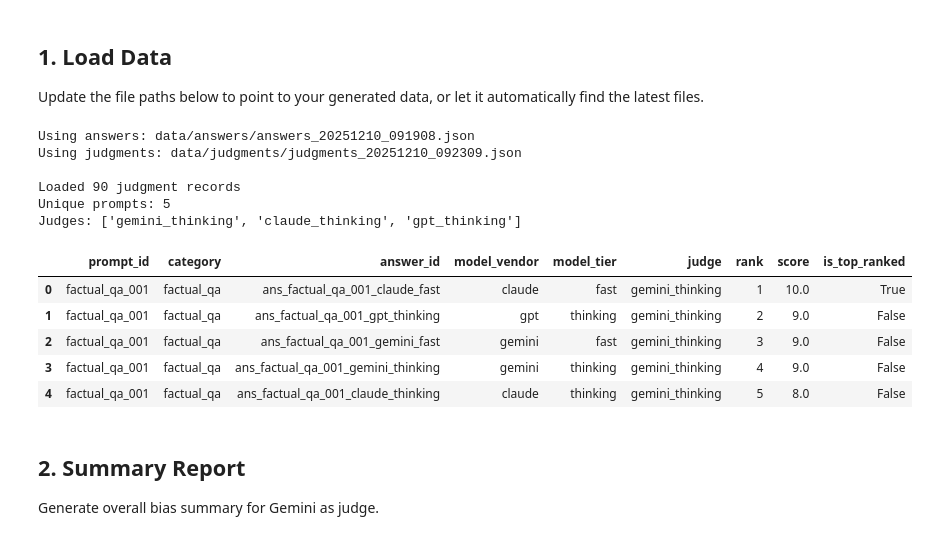
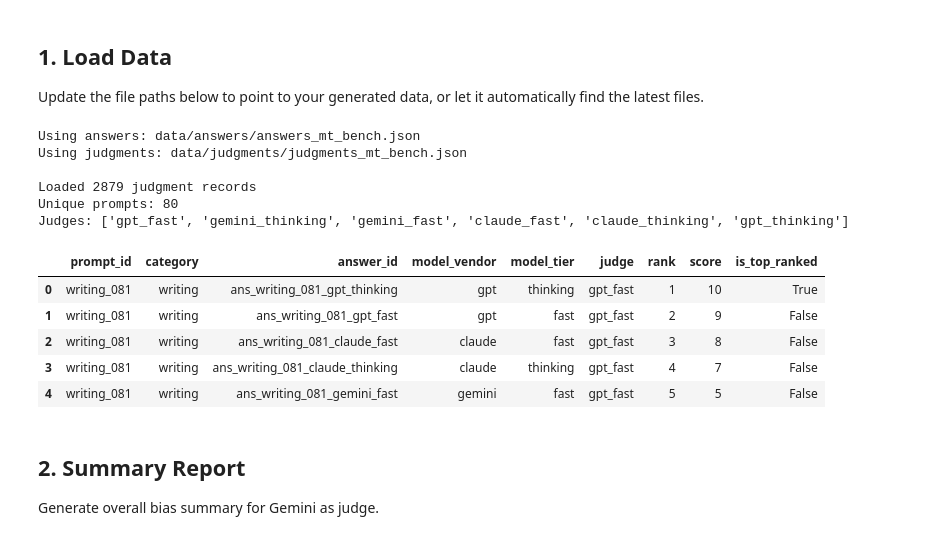
Before and after one commit to AashiDutt/LLM-Eval, a Jupyter notebook: experiments/exp2_mt_bench/analysis.ipynb, the cells around one changed output. Drawn from its saved outputs; the diff is of its cells as text; code cells hidden in the pictures.

```diff
--- a/experiments/exp2_mt_bench/analysis.ipynb
+++ b/experiments/exp2_mt_bench/analysis.ipynb
@@ -36,46 +36,31 @@ print("✓ Imports successful")
 
 Update the file paths below to point to your generated data, or let it automatically find the latest files.
 # %%
-# Automatically find the latest files
-answers_dir = Path("data/answers")
-judgments_dir = Path("data/judgments")
+# Use the downloaded MT-Bench data from HuggingFace
+ANSWERS_PATH = "data/answers/answers_mt_bench.json"
+JUDGMENTS_PATH = "data/judgments/judgments_mt_bench.json"
 
-ANSWERS_PATH = None
-JUDGMENTS_PATH = None
+print(f"Using answers: {ANSWERS_PATH}")
+print(f"Using judgments: {JUDGMENTS_PATH}")
 
-if answers_dir.exists():
-    answers_files = sorted(answers_dir.glob("answers_*.json"))
-    if answers_files:
-        ANSWERS_PATH = str(answers_files[-1])
-        print(f"Using answers: {ANSWERS_PATH}")
-
-if judgments_dir.exists():
-    judgments_files = sorted(judgments_dir.glob("judgments_*.json"))
-    if judgments_files:
-        JUDGMENTS_PATH = str(judgments_files[-1])
-        print(f"Using judgments: {JUDGMENTS_PATH}")
-
-if ANSWERS_PATH and JUDGMENTS_PATH:
-    df = load_and_merge_data(ANSWERS_PATH, JUDGMENTS_PATH)
-    print(f"\nLoaded {len(df)} judgment records")
-    print(f"Unique prompts: {df['prompt_id'].nunique()}")
-    print(f"Judges: {df['judge'].unique().tolist()}")
-    display(df.head())
-else:
-    print("ERROR: Could not find data files. Please run generate_answers.py and judge_answers.py first.")
+df = load_and_merge_data(ANSWERS_PATH, JUDGMENTS_PATH)
+print(f"\nLoaded {len(df)} judgment records")
+print(f"Unique prompts: {df['prompt_id'].nunique()}")
+print(f"Judges: {df['judge'].unique().tolist()}")
+display(df.head())
 # %% [output]
-Using answers: data/answers/answers_20251210_091908.json
-Using judgments: data/judgments/judgments_20251210_092309.json
+Using answers: data/answers/answers_mt_bench.json
+Using judgments: data/judgments/judgments_mt_bench.json
 
-Loaded 90 judgment records
-Unique prompts: 5
-Judges: ['gemini_thinking', 'claude_thinking', 'gpt_thinking']
+Loaded 2879 judgment records
+Unique prompts: 80
+Judges: ['gpt_fast', 'gemini_thinking', 'gemini_fast', 'claude_fast', 'claude_thinking', 'gpt_thinking']
 |  | prompt_id | category | answer_id | model_vendor | model_tier | judge | rank | score | is_top_ranked |
-| 0 | factual_qa_001 | factual_qa | ans_factual_qa_001_claude_fast | claude | fast | gemini_thinking | 1 | 10.0 | True |
-| 1 | factual_qa_001 | factual_qa | ans_factual_qa_001_gpt_thinking | gpt | thinking | gemini_thinking | 2 | 9.0 | False |
-| 2 | factual_qa_001 | factual_qa | ans_factual_qa_001_gemini_fast | gemini | fast | gemini_thinking | 3 | 9.0 | False |
-| 3 | factual_qa_001 | factual_qa | ans_factual_qa_001_gemini_thinking | gemini | thinking | gemini_thinking | 4 | 9.0 | False |
-| 4 | factual_qa_001 | factual_qa | ans_factual_qa_001_claude_thinking | claude | thinking | gemini_thinking | 5 | 8.0 | False |
+| 0 | writing_081 | writing | ans_writing_081_gpt_thinking | gpt | thinking | gpt_fast | 1 | 10 | True |
+| 1 | writing_081 | writing | ans_writing_081_gpt_fast | gpt | fast | gpt_fast | 2 | 9 | False |
+| 2 | writing_081 | writing | ans_writing_081_claude_fast | claude | fast | gpt_fast | 3 | 8 | False |
+| 3 | writing_081 | writing | ans_writing_081_claude_thinking | claude | thinking | gpt_fast | 4 | 7 | False |
+| 4 | writing_081 | writing | ans_writing_081_gemini_fast | gemini | fast | gpt_fast | 5 | 5 | False |
 # %% [markdown]
 ## 2. Summary Report
 
```
Also changed, not shown: parts of 21 cells of this notebook, 3 other files.
